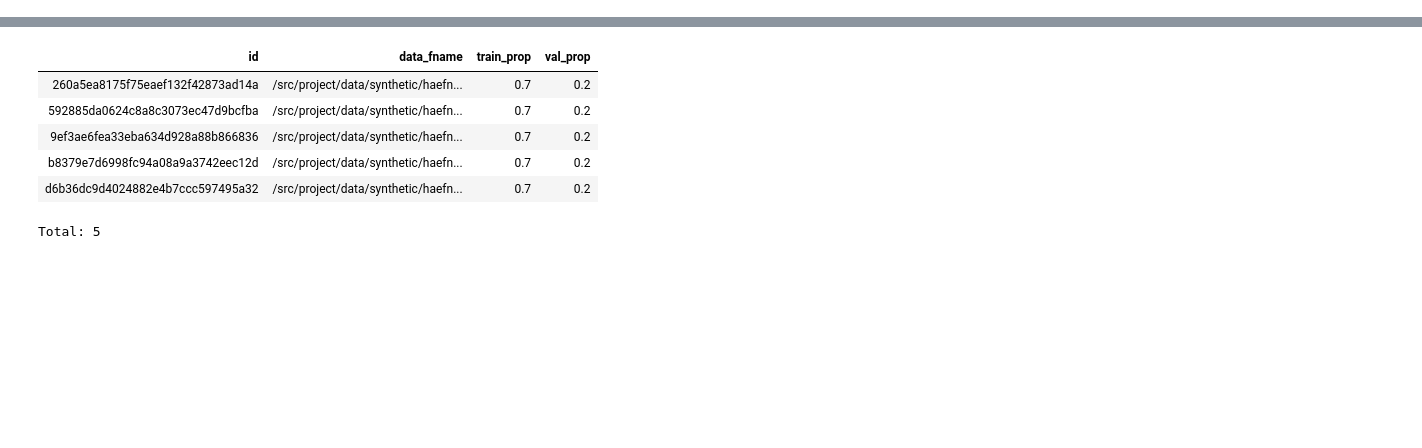
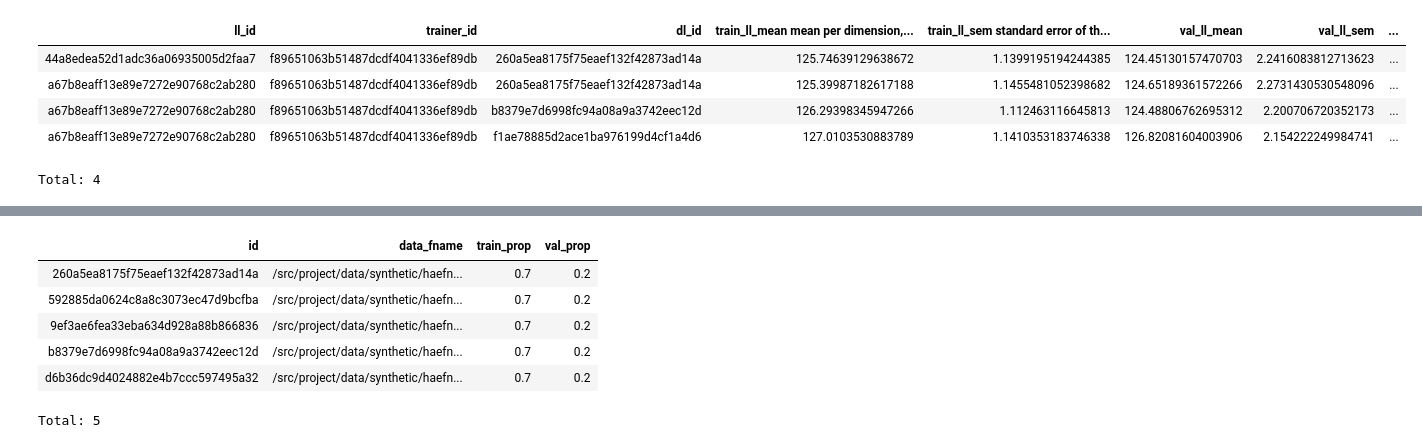
Before and after one commit to suhasshrinivasan/task-transfer, a Jupyter notebook: experiments/dj/dj_interactive.ipynb, the cells around one changed output, grey strips where cells are left out. Saved outputs shown, nothing was run; the diff lists cells and outputs as text; code cells hidden in the pictures; blank space fills up the shorter version.

```diff
--- a/experiments/dj/dj_interactive.ipynb
+++ b/experiments/dj/dj_interactive.ipynb
@@ -40,3 +40,12 @@ from experiments.dj.evaluation_tables import FlowPriorEval
+# %%
+LikelihoodResult()
+# %% [output]
+| ll_id | trainer_id | dl_id | train_ll_mean mean per dimension,... | train_ll_sem standard error of th... | val_ll_mean | val_ll_sem | ... |
+| 44a8edea52d1adc36a06935005d2faa7 | f89651063b51487dcdf4041336ef89db | 260a5ea8175f75eaef132f42873ad14a | 125.74639129638672 | 1.1399195194244385 | 124.45130157470703 | 2.2416083812713623 | ... |
+| a67b8eaff13e89e7272e90768c2ab280 | f89651063b51487dcdf4041336ef89db | 260a5ea8175f75eaef132f42873ad14a | 125.39987182617188 | 1.1455481052398682 | 124.65189361572266 | 2.2731430530548096 | ... |
+| a67b8eaff13e89e7272e90768c2ab280 | f89651063b51487dcdf4041336ef89db | b8379e7d6998fc94a08a9a3742eec12d | 126.29398345947266 | 1.112463116645813 | 124.48806762695312 | 2.200706720352173 | ... |
+| a67b8eaff13e89e7272e90768c2ab280 | f89651063b51487dcdf4041336ef89db | f1ae78885d2ace1ba976199d4cf1a4d6 | 127.0103530883789 | 1.1410353183746338 | 126.82081604003906 | 2.154222249984741 | ... |
+Total: 4
 # %%
 DataLoaderConfig()
 # %% [output]
```
Also changed, not shown: parts of 2 cells of this notebook, 14 other files.
